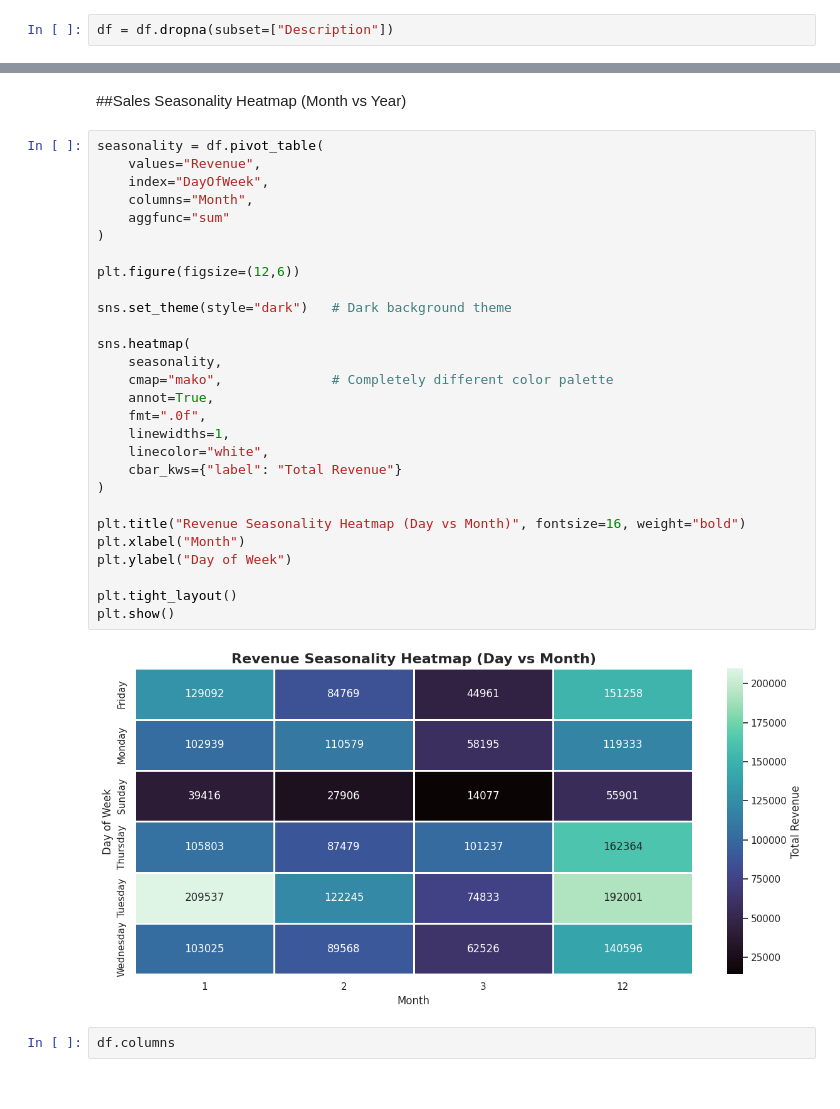
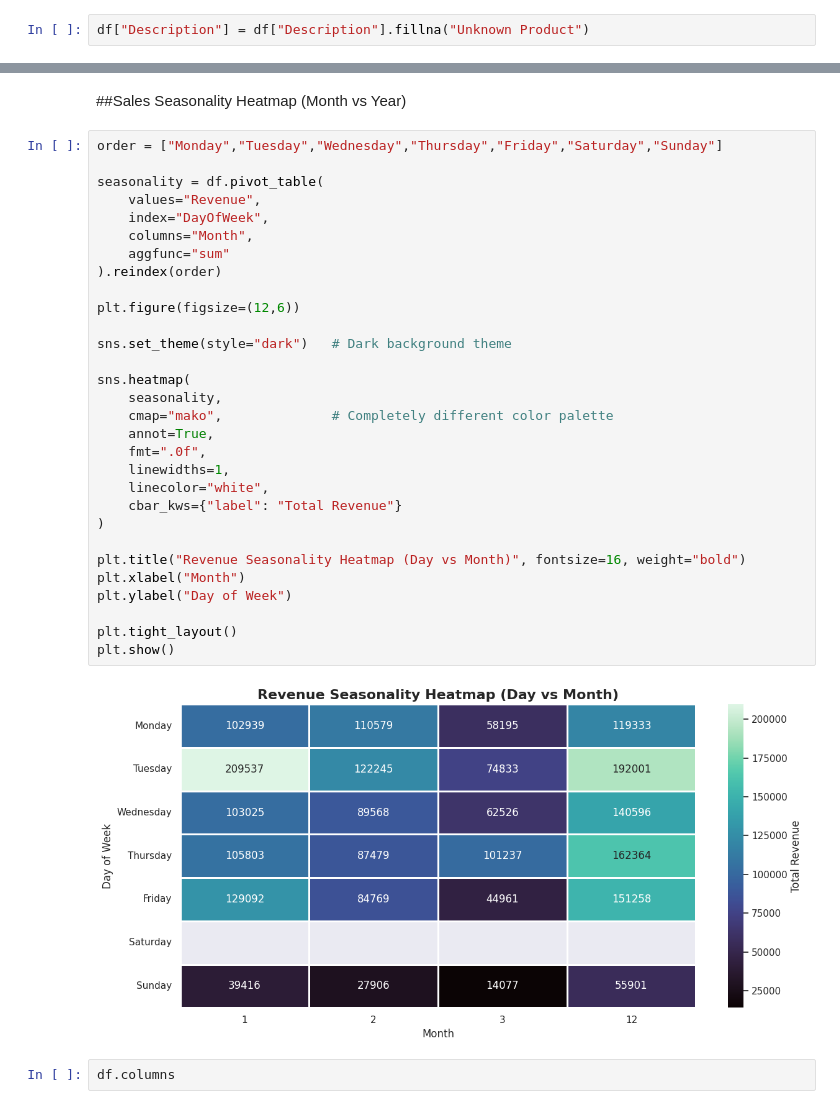
Before and after one commit to coder-priyanka01/Retail-Demand-Forecasting-Project, a Jupyter notebook: AI_Driven_Demand_Forecasting_&_Inventory_Optimization_System.ipynb, the cells around one changed output, grey strips where cells are left out. Drawn from its saved outputs; the diff is of its cells as text.

```diff
--- a/AI_Driven_Demand_Forecasting_&_Inventory_Optimization_System.ipynb
+++ b/AI_Driven_Demand_Forecasting_&_Inventory_Optimization_System.ipynb
@@ -79,7 +79,7 @@ np.int64(0)
 # %% [markdown]
 ##Data Cleaning
 # %%
-df = df.dropna(subset=["Description"])
+df["Description"] = df["Description"].fillna("Unknown Product")
 # %%
 df = df.drop(columns=["Customer ID"], errors='ignore')
 # %%
@@ -269,35 +271,37 @@ plt.show()
 # %% [markdown]
 ##Sales Seasonality Heatmap (Month vs Year)
 # %%
+order = ["Monday","Tuesday","Wednesday","Thursday","Friday","Saturday","Sunday"]
+
 seasonality = df.pivot_table(
     values="Revenue",
     index="DayOfWeek",
     columns="Month",
     aggfunc="sum"
-)
+).reindex(order)
 
 plt.figure(figsize=(12,6))
 
 sns.set_theme(style="dark")   # Dark background theme
 
 sns.heatmap(
     seasonality,
     cmap="mako",              # Completely different color palette
     annot=True,
     fmt=".0f",
     linewidths=1,
     linecolor="white",
     cbar_kws={"label": "Total Revenue"}
 )
 
 plt.title("Revenue Seasonality Heatmap (Day vs Month)", fontsize=16, weight="bold")
 plt.xlabel("Month")
 plt.ylabel("Day of Week")
 
 plt.tight_layout()
 plt.show()
 # %% [output]
-[figure, old version]
+[figure, new version]
 # %%
 df.columns
 # %% [output]
```
Also changed, not shown: parts of 14 cells of this notebook.
